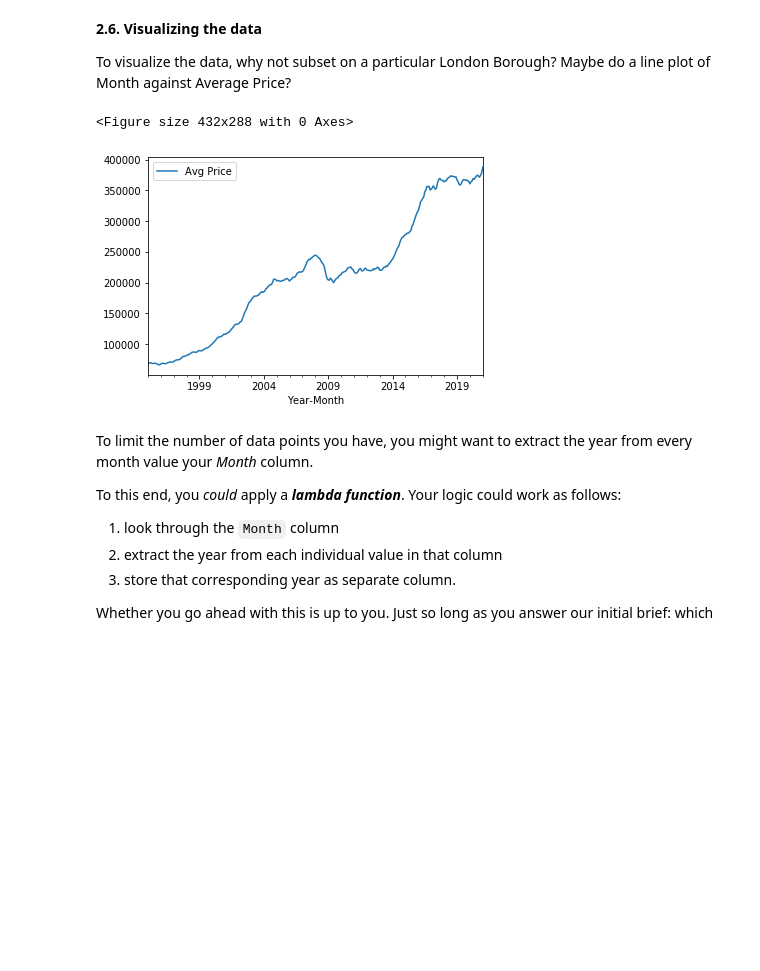
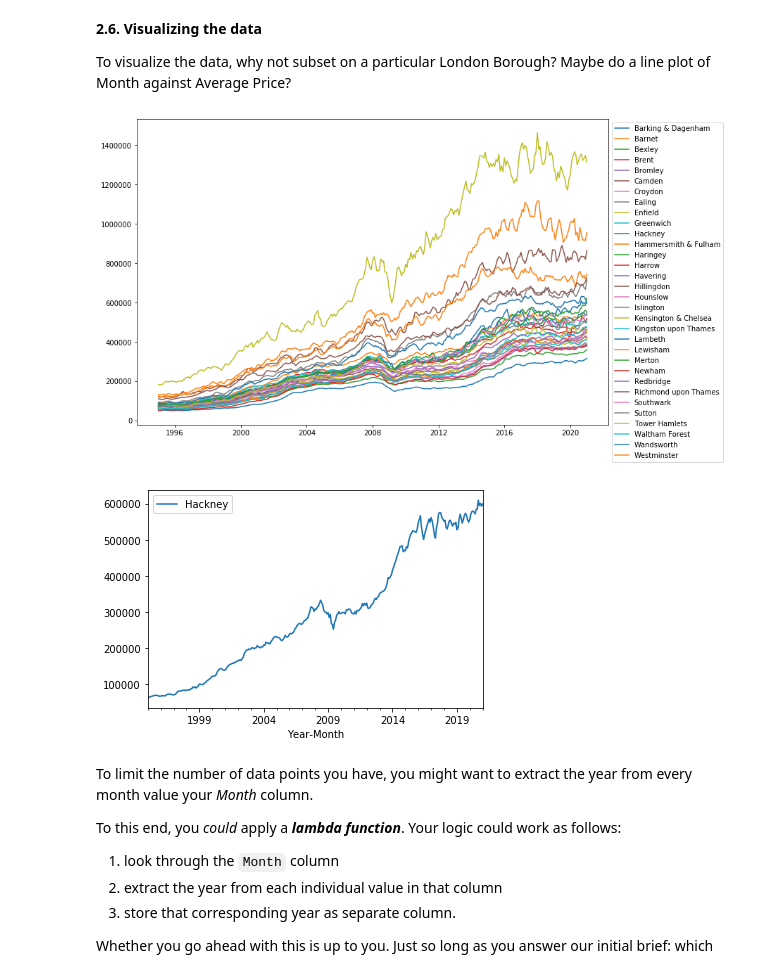
Before and after one commit to nahsradus/LondonHousePrices, a Jupyter notebook: Unit 4 Challenge - Tier 3.ipynb, the cells around one changed output. Saved outputs shown, nothing was run; the diff lists cells and outputs as text; code cells hidden in the pictures; blank space fills up the shorter version.

Commit message:
top 10 boroughs plot added

```diff
--- a/Unit 4 Challenge - Tier 3.ipynb
+++ b/Unit 4 Challenge - Tier 3.ipynb
@@ -249,20 +249,20 @@ len(unique_boroughs) # There are 32 boroughs in London
 To visualize the data, why not subset on a particular London Borough? Maybe do a line plot of Month against Average Price?
 # %%
 result_clean_prop = []
-
+plt.figure(figsize = [12,8])
 for each_item in unique_boroughs:
     result = clean_properties[clean_properties['London Boroughs'] == each_item]
-#     ax = result.plot(kind ='line', x = 'Year-Month', y='Avg Price', label = each_item)
-#     ax.legend()
+    x = result['Year-Month']
+    y = result['Avg Price']
+    plt.plot(x,y, label = each_item)
+    plt.legend(bbox_to_anchor=(1, 1),loc = 'best')
     result_clean_prop.append(result)
-# I was hoping to plot all line in a single plot but it didnot work as I intended.
 
-result_test = clean_properties[clean_properties['London Boroughs'] == 'Havering']
-fig = plt.figure()
-ax = result_test.plot(kind ='line', x = 'Year-Month', y='Avg Price')
+result_test = clean_properties[clean_properties['London Boroughs'] == 'Hackney']
+ax = result_test.plot(kind ='line', x = 'Year-Month', y='Avg Price', label = "Hackney")
 # %% [output]
-<Figure size 432x288 with 0 Axes>
-[figure, old version]
+[figure, new version]
+[figure, added]
 # %% [markdown]
 To limit the number of data points you have, you might want to extract the year from every month value your *Month* column.
 
```
Also changed, not shown: parts of 4 cells of this notebook, 1 other file.
